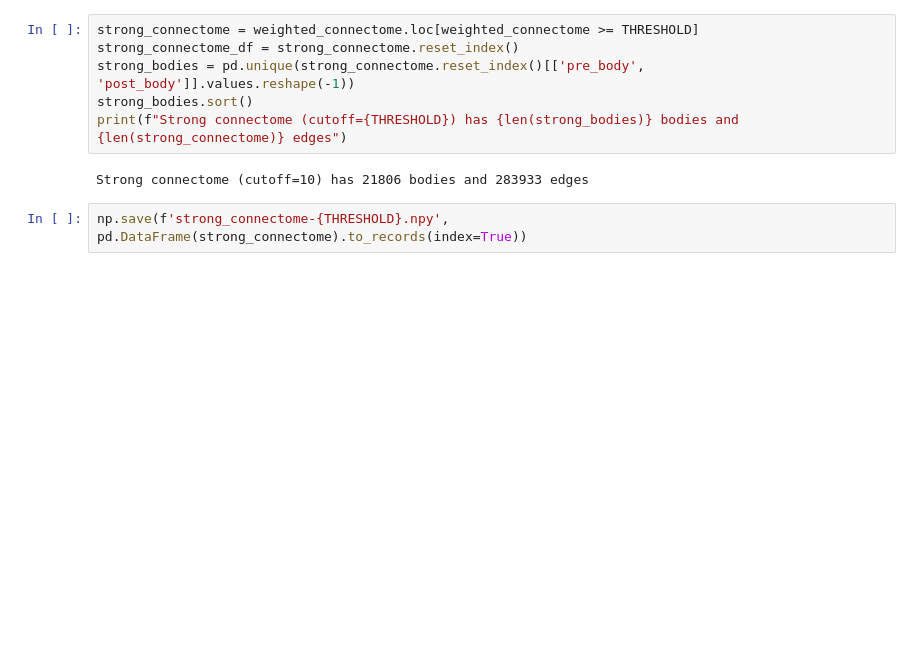
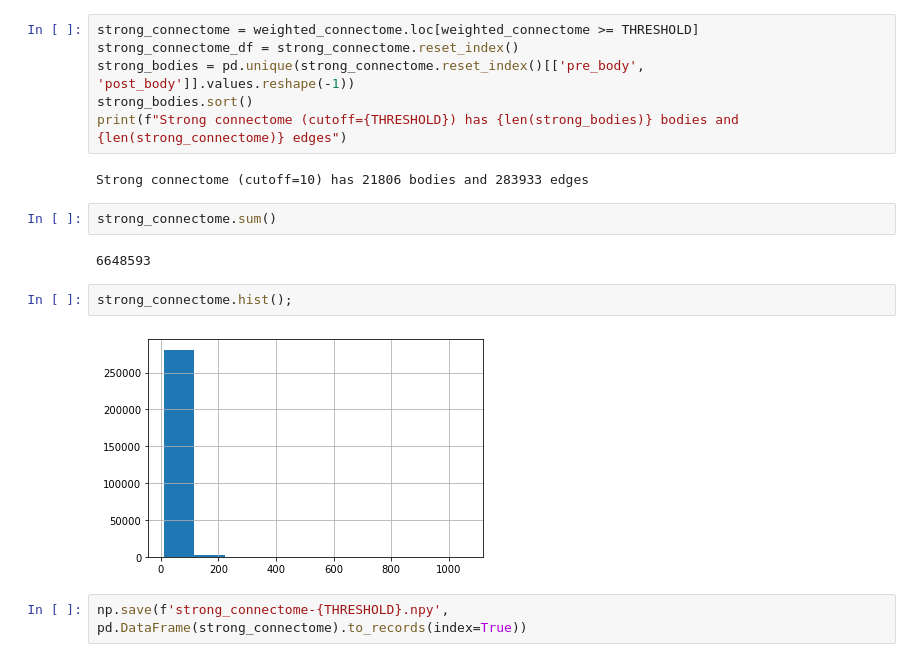
Before and after one commit to stuarteberg/network-clustering, a Jupyter notebook: connectome-inference.ipynb, the cells around one changed output. Drawn from its saved outputs; the diff is of its cells as text; blank space fills up the shorter version.

```diff
--- a/connectome-inference.ipynb
+++ b/connectome-inference.ipynb
@@ -183,6 +191,14 @@ strong_bodies.sort()
 print(f"Strong connectome (cutoff={THRESHOLD}) has {len(strong_bodies)} bodies and {len(strong_connectome)} edges")
 # %% [output]
 Strong connectome (cutoff=10) has 21806 bodies and 283933 edges
+# %%
+strong_connectome.sum()
+# %% [output]
+6648593
+# %%
+strong_connectome.hist();
+# %% [output]
+[figure, added]
 # %%
 np.save(f'strong_connectome-{THRESHOLD}.npy', pd.DataFrame(strong_connectome).to_records(index=True))
 # %%
```
Also changed, not shown: parts of 24 cells of this notebook.
